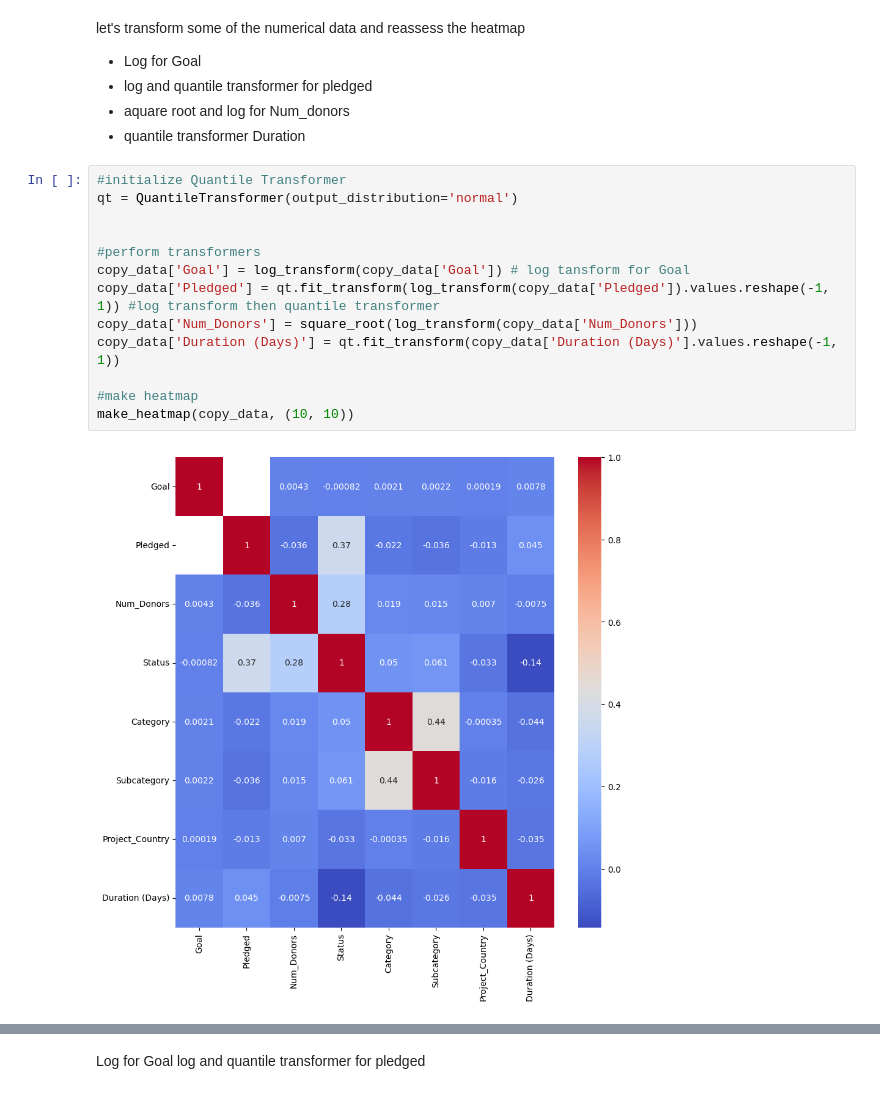
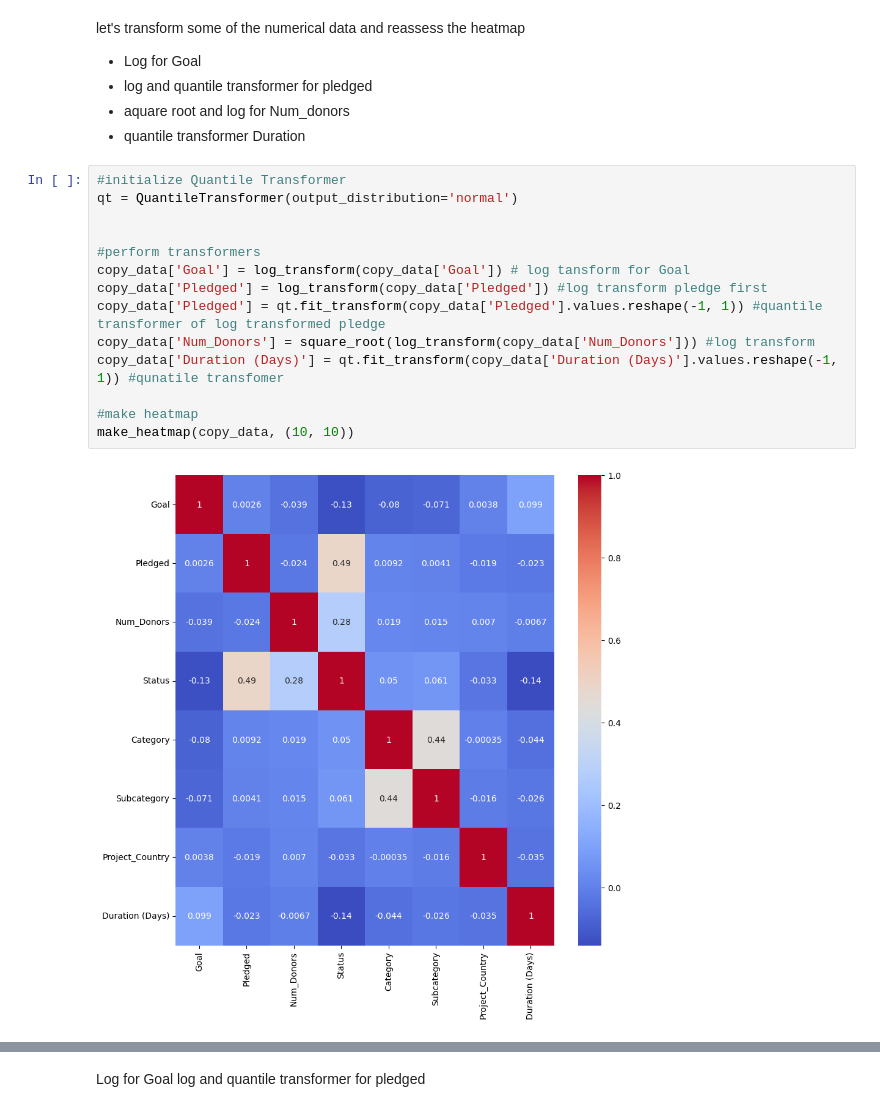
Before and after one commit to SBangarh/Kickstarter_Analysis, a Jupyter notebook: exploratory_analysis.ipynb, the cells around one changed output, grey strips where cells are left out. Drawn from its saved outputs; the diff is of its cells as text.

Commit message:
finished exploring binning and making heatmaps. ready to start modelling. Didn't do scatter plots - kernels crashed

```diff
--- a/exploratory_analysis.ipynb
+++ b/exploratory_analysis.ipynb
@@ -678,15 +718,16 @@ let's transform some of the numerical data and reassess the heatmap
 # %%
 #initialize Quantile Transformer
 qt = QuantileTransformer(output_distribution='normal')
 
 
 #perform transformers
 copy_data['Goal'] = log_transform(copy_data['Goal']) # log tansform for Goal
-copy_data['Pledged'] = qt.fit_transform(log_transform(copy_data['Pledged']).values.reshape(-1, 1)) #log transform then quantile transformer
-copy_data['Num_Donors'] = square_root(log_transform(copy_data['Num_Donors']))
-copy_data['Duration (Days)'] = qt.fit_transform(copy_data['Duration (Days)'].values.reshape(-1, 1))
+copy_data['Pledged'] = log_transform(copy_data['Pledged']) #log transform pledge first
+copy_data['Pledged'] = qt.fit_transform(copy_data['Pledged'].values.reshape(-1, 1)) #quantile transformer of log transformed pledge
+copy_data['Num_Donors'] = square_root(log_transform(copy_data['Num_Donors'])) #log transform
+copy_data['Duration (Days)'] = qt.fit_transform(copy_data['Duration (Days)'].values.reshape(-1, 1)) #qunatile transfomer
 
 #make heatmap
 make_heatmap(copy_data, (10, 10))
 # %% [output]
-[figure, old version]
+[figure, new version]
```
Also changed, not shown: parts of 16 cells of this notebook.
